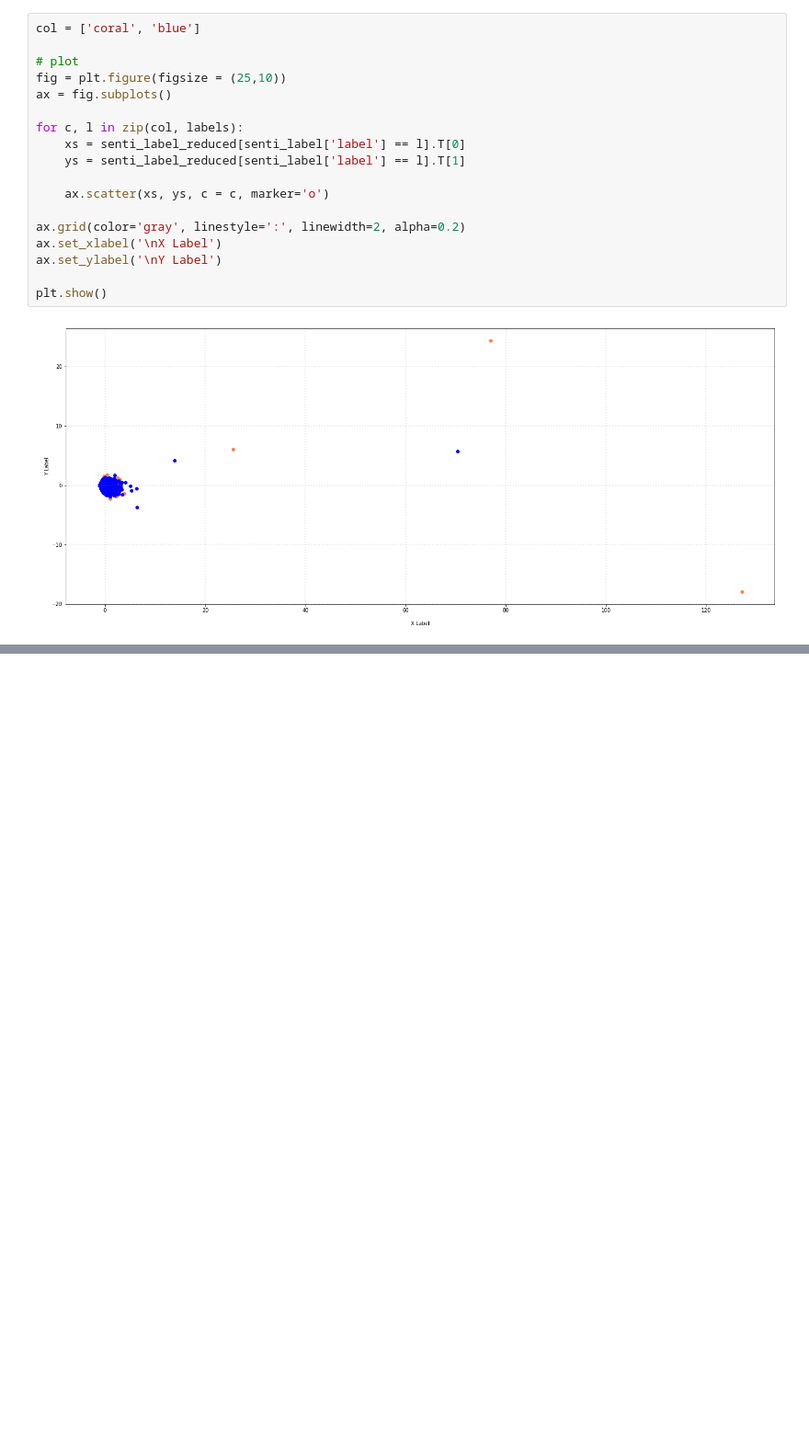
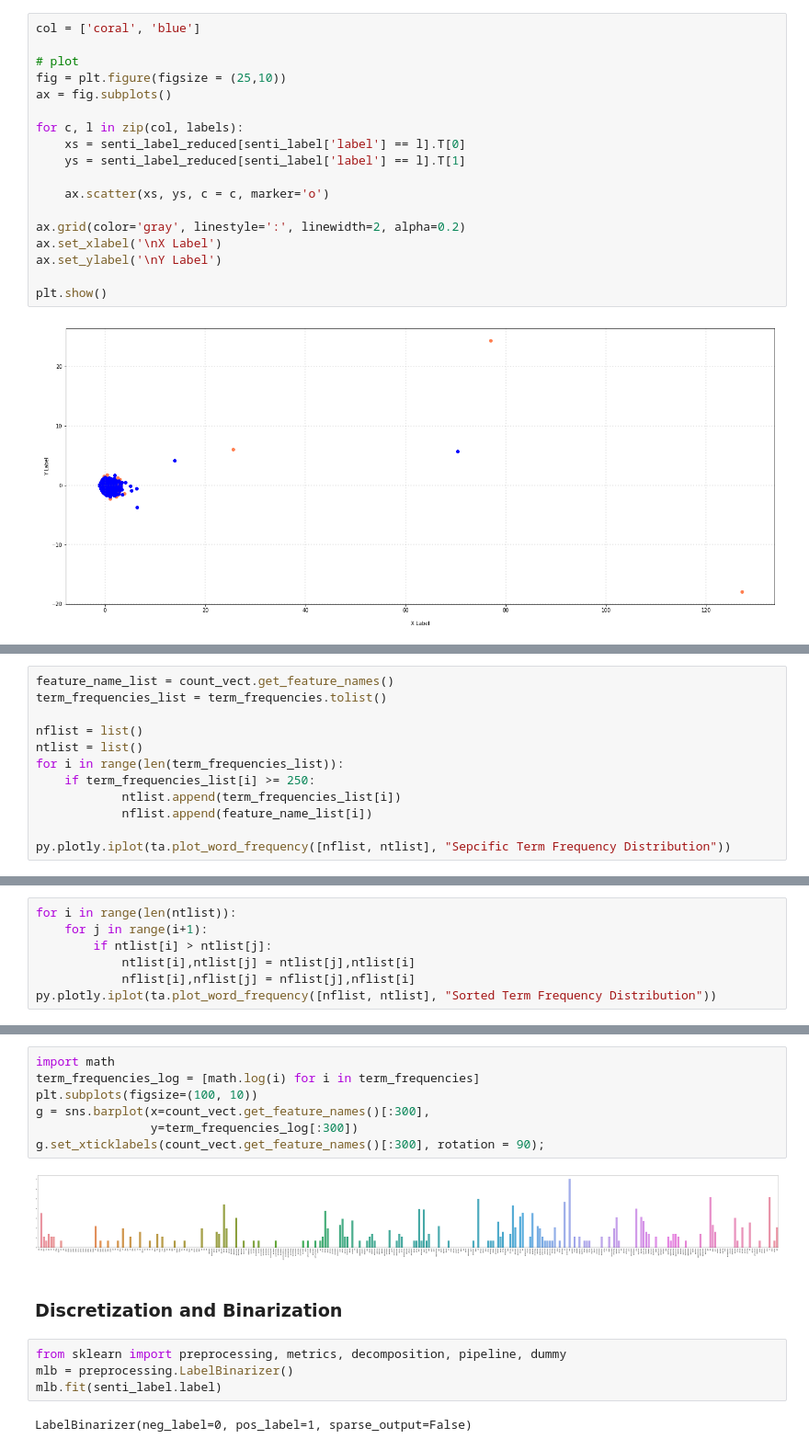
Before and after one commit to weichiao-cs07/dm_2018_hw_1, a Jupyter notebook: weichiaohuang_0756527.ipynb, the cells around one changed output, grey strips where cells are left out. Shown at 92% size. Cells and saved outputs as stored; diff of their text form; blank space fills up the shorter version.

```diff
--- a/weichiaohuang_0756527.ipynb
+++ b/weichiaohuang_0756527.ipynb
@@ -675,0 +720,12 @@ plt.show()
+# %%
+feature_name_list = count_vect.get_feature_names()
+term_frequencies_list = term_frequencies.tolist()
+
+nflist = list()
+ntlist = list()
+for i in range(len(term_frequencies_list)):
+    if term_frequencies_list[i] >= 250:
+            ntlist.append(term_frequencies_list[i])
+            nflist.append(feature_name_list[i])
+
+py.plotly.iplot(ta.plot_word_frequency([nflist, ntlist], "Sepcific Term Frequency Distribution"))
@@ -675,0 +734,7 @@ plt.show()
+# %%
+for i in range(len(ntlist)):
+    for j in range(i+1):
+        if ntlist[i] > ntlist[j]:
+            ntlist[i],ntlist[j] = ntlist[j],ntlist[i]
+            nflist[i],nflist[j] = nflist[j],nflist[i]
+py.plotly.iplot(ta.plot_word_frequency([nflist, ntlist], "Sorted Term Frequency Distribution"))
@@ -675,0 +743,17 @@ plt.show()
+# %%
+import math
+term_frequencies_log = [math.log(i) for i in term_frequencies]
+plt.subplots(figsize=(100, 10))
+g = sns.barplot(x=count_vect.get_feature_names()[:300],
+                y=term_frequencies_log[:300])
+g.set_xticklabels(count_vect.get_feature_names()[:300], rotation = 90);
+# %% [output]
+[figure, added]
+# %% [markdown]
+### Discretization and Binarization
+# %%
+from sklearn import preprocessing, metrics, decomposition, pipeline, dummy
+mlb = preprocessing.LabelBinarizer()
+mlb.fit(senti_label.label)
+# %% [output]
+LabelBinarizer(neg_label=0, pos_label=1, sparse_output=False)
```
Also changed, not shown: parts of 13 cells of this notebook, 1 other file.
